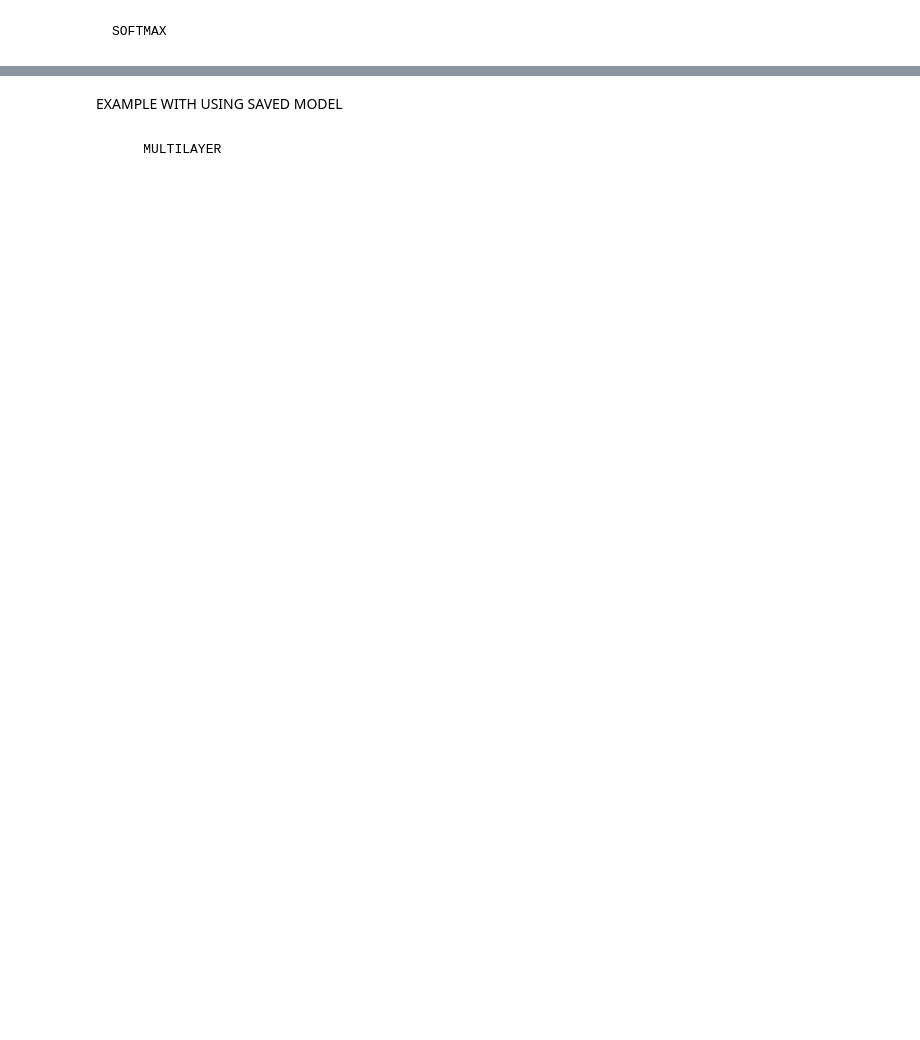
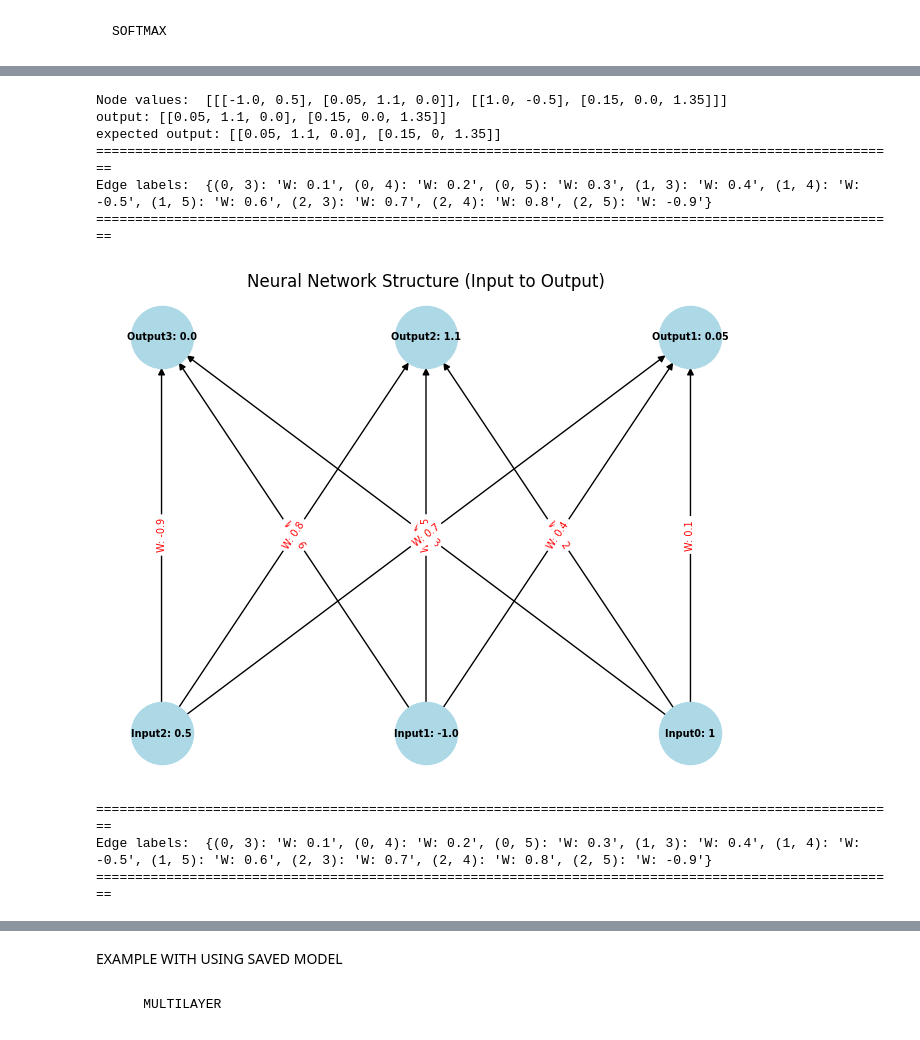
Before and after one commit to moonawar/Neural-Network, a Jupyter notebook: Bagian-A/src/Forward_Propagation_Feed_Forward_Neural_Network.ipynb, the cells around one changed output, grey strips where cells are left out. Saved outputs shown, nothing was run; the diff lists cells and outputs as text; code cells hidden in the pictures; blank space fills up the shorter version.

```diff
--- a/Bagian-A/src/Forward_Propagation_Feed_Forward_Neural_Network.ipynb
+++ b/Bagian-A/src/Forward_Propagation_Feed_Forward_Neural_Network.ipynb
@@ -50,12 +50,14 @@ class FFNN:
 
     def forward(self, input: np.array):
         output = input
-
-        self.node_bobots.append(output[0])
+        batch_count = len(output)
+        for i in range(batch_count):
+            self.node_bobots.append([output[i]])
         for layer in self.layers:
             output = layer.forward(output)
-            temp_nodes = output[0].tolist()
-            self.node_bobots.append(temp_nodes)
+            for i in range(batch_count):
+                temp_nodes = output[i].tolist()
+                self.node_bobots[i].append(temp_nodes)
         return output
 # %%
 class NeuralNetworkGraph:
@@ -299,0 +350,13 @@ Edge labels:  {(0, 3): 0.1, (0, 4): 0.2, (1, 3): 0.4, (1, 4): -0.5, (2, 3): 0.7,
+# %%
+calculateWithoutSavedModel("relu-batch")
+# %% [output]
+Node values:  [[[-1.0, 0.5], [0.05, 1.1, 0.0]], [[1.0, -0.5], [0.15, 0.0, 1.35]]]
+output: [[0.05, 1.1, 0.0], [0.15, 0.0, 1.35]]
+expected output: [[0.05, 1.1, 0.0], [0.15, 0, 1.35]]
+=======================================================================================================
+Edge labels:  {(0, 3): 'W: 0.1', (0, 4): 'W: 0.2', (0, 5): 'W: 0.3', (1, 3): 'W: 0.4', (1, 4): 'W: -0.5', (1, 5): 'W: 0.6', (2, 3): 'W: 0.7', (2, 4): 'W: 0.8', (2, 5): 'W: -0.9'}
+=======================================================================================================
+[figure, added]
+=======================================================================================================
+Edge labels:  {(0, 3): 'W: 0.1', (0, 4): 'W: 0.2', (0, 5): 'W: 0.3', (1, 3): 'W: 0.4', (1, 4): 'W: -0.5', (1, 5): 'W: 0.6', (2, 3): 'W: 0.7', (2, 4): 'W: 0.8', (2, 5): 'W: -0.9'}
+=======================================================================================================
```
Also changed, not shown: parts of 12 cells of this notebook.
